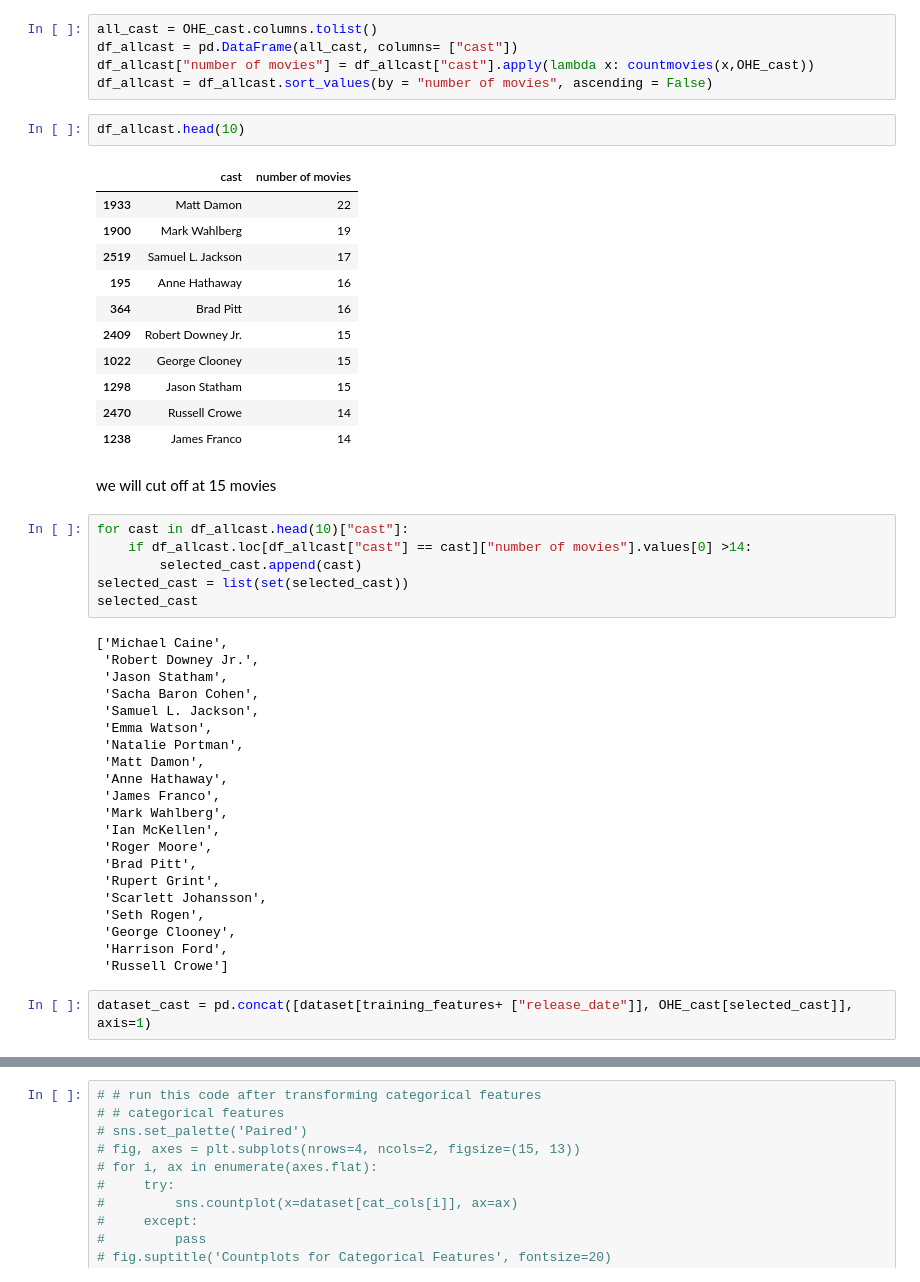
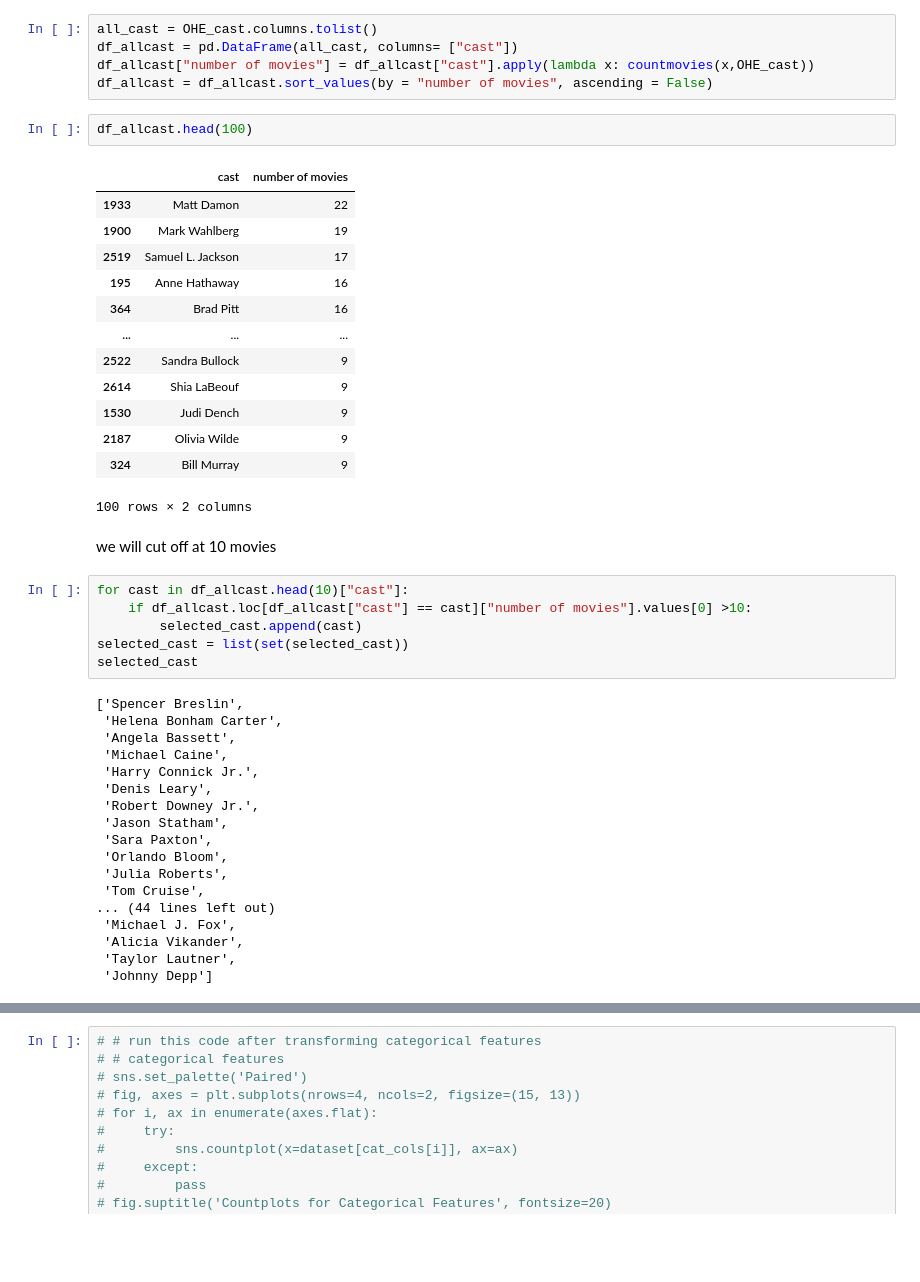
Before and after one commit to guimath/TMDb-Data-Mining, a Jupyter notebook: Movie_analysis.ipynb, the cells around one changed output, grey strips where cells are left out. Cells and saved outputs as stored; diff of their text form; blank space fills up the shorter version.

```diff
--- a/Movie_analysis.ipynb
+++ b/Movie_analysis.ipynb
@@ -430,47 +443,44 @@ df_allcast = pd.DataFrame(all_cast, columns= ["cast"])
 df_allcast["number of movies"] = df_allcast["cast"].apply(lambda x: countmovies(x,OHE_cast))
 df_allcast = df_allcast.sort_values(by = "number of movies", ascending = False)
 # %%
-df_allcast.head(10)
+df_allcast.head(100)
 # %% [output]
 |  | cast | number of movies |
 | 1933 | Matt Damon | 22 |
 | 1900 | Mark Wahlberg | 19 |
 | 2519 | Samuel L. Jackson | 17 |
 | 195 | Anne Hathaway | 16 |
 | 364 | Brad Pitt | 16 |
-| 2409 | Robert Downey Jr. | 15 |
-| 1022 | George Clooney | 15 |
-| 1298 | Jason Statham | 15 |
-| 2470 | Russell Crowe | 14 |
-| 1238 | James Franco | 14 |
+| ... | ... | ... |
+| 2522 | Sandra Bullock | 9 |
+| 2614 | Shia LaBeouf | 9 |
+| 1530 | Judi Dench | 9 |
+| 2187 | Olivia Wilde | 9 |
+| 324 | Bill Murray | 9 |
+100 rows × 2 columns
-# %% [markdown]
-we will cut off at 15 movies
+# %% [markdown]
+we will cut off at 10 movies
 # %%
 for cast in df_allcast.head(10)["cast"]:
-    if df_allcast.loc[df_allcast["cast"] == cast]["number of movies"].values[0] >14:
+    if df_allcast.loc[df_allcast["cast"] == cast]["number of movies"].values[0] >10:
         selected_cast.append(cast)
 selected_cast = list(set(selected_cast))
 selected_cast
 # %% [output]
-['Michael Caine',
+['Spencer Breslin',
+ 'Helena Bonham Carter',
+ 'Angela Bassett',
+ 'Michael Caine',
+ 'Harry Connick Jr.',
+ 'Denis Leary',
  'Robert Downey Jr.',
  'Jason Statham',
- 'Sacha Baron Cohen',
- 'Samuel L. Jackson',
- 'Emma Watson',
- 'Natalie Portman',
- 'Matt Damon',
- 'Anne Hathaway',
- 'James Franco',
- 'Mark Wahlberg',
- 'Ian McKellen',
- 'Roger Moore',
- 'Brad Pitt',
- 'Rupert Grint',
- 'Scarlett Johansson',
- 'Seth Rogen',
- 'George Clooney',
- 'Harrison Ford',
- 'Russell Crowe']
+ 'Sara Paxton',
+ 'Orlando Bloom',
+ 'Julia Roberts',
+ 'Tom Cruise',
+... (44 lines left out)
+ 'Michael J. Fox',
+ 'Alicia Vikander',
+ 'Taylor Lautner',
+ 'Johnny Depp']
-# %%
-dataset_cast = pd.concat([dataset[training_features+ ["release_date"]], OHE_cast[selected_cast]], axis=1)
```
Also changed, not shown: parts of 80 cells of this notebook.
